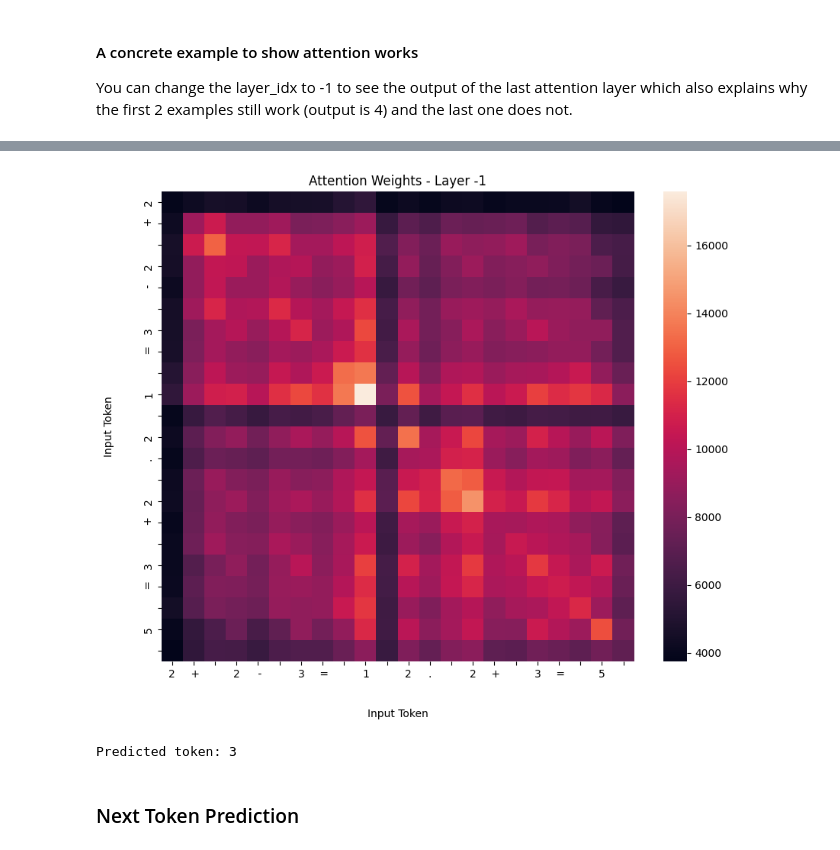
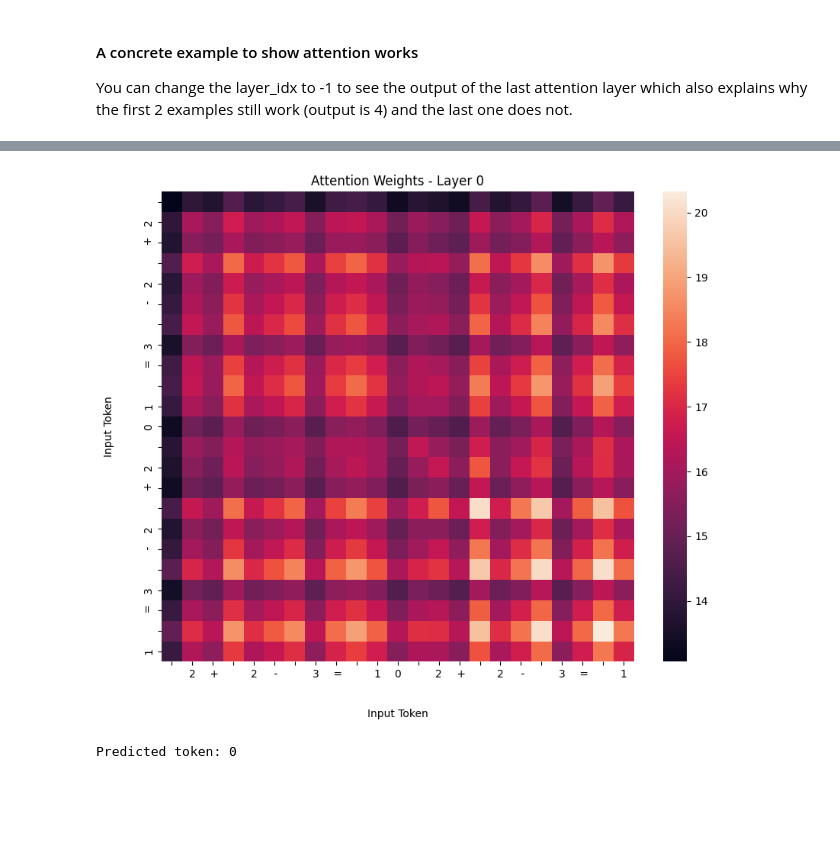
Before and after one commit to chris-hoertnagl/AI-Dojo, a Jupyter notebook: LLM/language_model_basics/nlp.ipynb, the cells around one changed output, grey strips where cells are left out. Drawn from its saved outputs; the diff is of its cells as text; code cells hidden in the pictures; blank space fills up the shorter version.

```diff
--- a/LLM/language_model_basics/nlp.ipynb
+++ b/LLM/language_model_basics/nlp.ipynb
@@ -347,8 +278,9 @@ def plot_attention_weights(attention_weights, input_ids, layer_idx):
     # Extract the weights for the specific layer and head
     weights = attention_weights[layer_idx].squeeze()
     att = weights @ weights.T # multiply attention weights to get input_size x input_size matrix
+    # TODO: comment this out to show correctly masked attention
+    # att = att * (1 - triu(ones(att.shape[0], att.shape[1]), diagonal=1)) # mask out attention so tokens can not look into the future
     tokens = [tokenizer.decode(_id) for _id in input_ids.squeeze()]
-
     plt.figure(figsize=(10, 8))
     sns.heatmap(att.numpy(), xticklabels=tokens, yticklabels=tokens)
     plt.title(f'Attention Weights - Layer {layer_idx}')
@@ -367,7 +299,7 @@ def generate_with_attn_plot(input_sentence, layer_idx, num_tokens = 1, animate =
         print(f"Predicted token: {predicted_token}")
         input_sentence += predicted_token
         if animate:
-            sleep(1)
+            sleep(0.2)
             clear_output(wait=True)
 # %% [markdown]
 #### A concrete example to show attention works
@@ -393,10 +340,6 @@ Predicted token: 1
 # %%
-# Example usage
-layer_idx = -1  # Index of the attention layer
-input_sentence = "2 + 2 - 3 = "
-generate_with_attn_plot(input_sentence, layer_idx, num_tokens=15, animate=True)
+input_sentence = " 2 + 2 - 3 = "
+generate_with_attn_plot(input_sentence, layer_idx=0, num_tokens=15, animate=True)
 # %% [output]
-[figure, old version]
+[figure, new version]
-Predicted token: 3
+Predicted token: 0
-# %% [markdown]
-### Next Token Prediction
```
Also changed, not shown: parts of 30 cells of this notebook.
